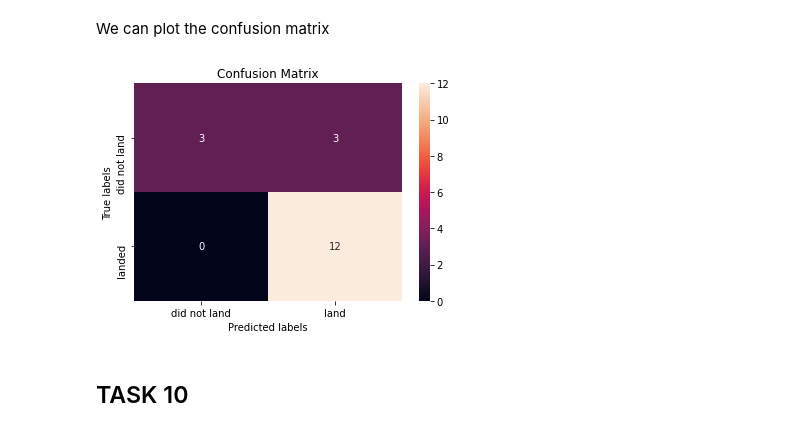
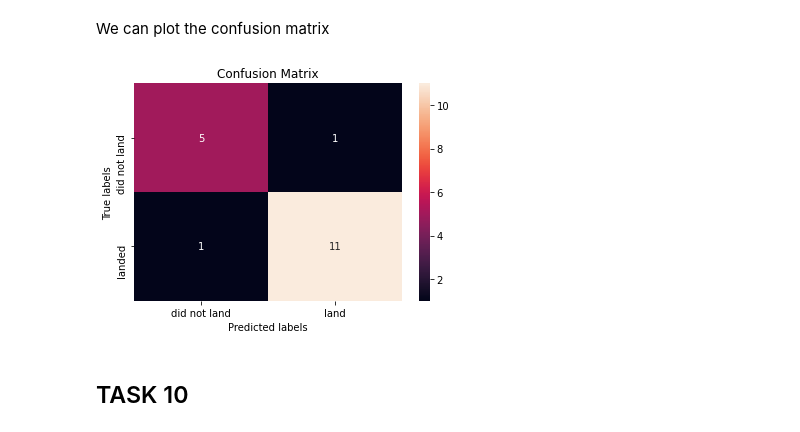
Before and after one commit to alexanderpaz/IBM_Data_Science_Capstone_Project, a Jupyter notebook: Prediction Lab.ipynb, the cells around one changed output. Cells and saved outputs as stored; diff of their text form; code cells hidden in the pictures.

```diff
--- a/Prediction Lab.ipynb
+++ b/Prediction Lab.ipynb
@@ -279,10 +279,10 @@ tree_cv.score(X_test, Y_test)
 # %% [markdown]
 We can plot the confusion matrix
 # %%
-yhat = tree_cv.predict(X_test)
+yhat = tree.predict(X_test)
 plot_confusion_matrix(Y_test,yhat)
 # %% [output]
-[figure, old version]
+[figure, new version]
 # %% [markdown]
 ## TASK  10
 # %% [markdown]
```
Also changed, not shown: parts of 3 cells of this notebook.
